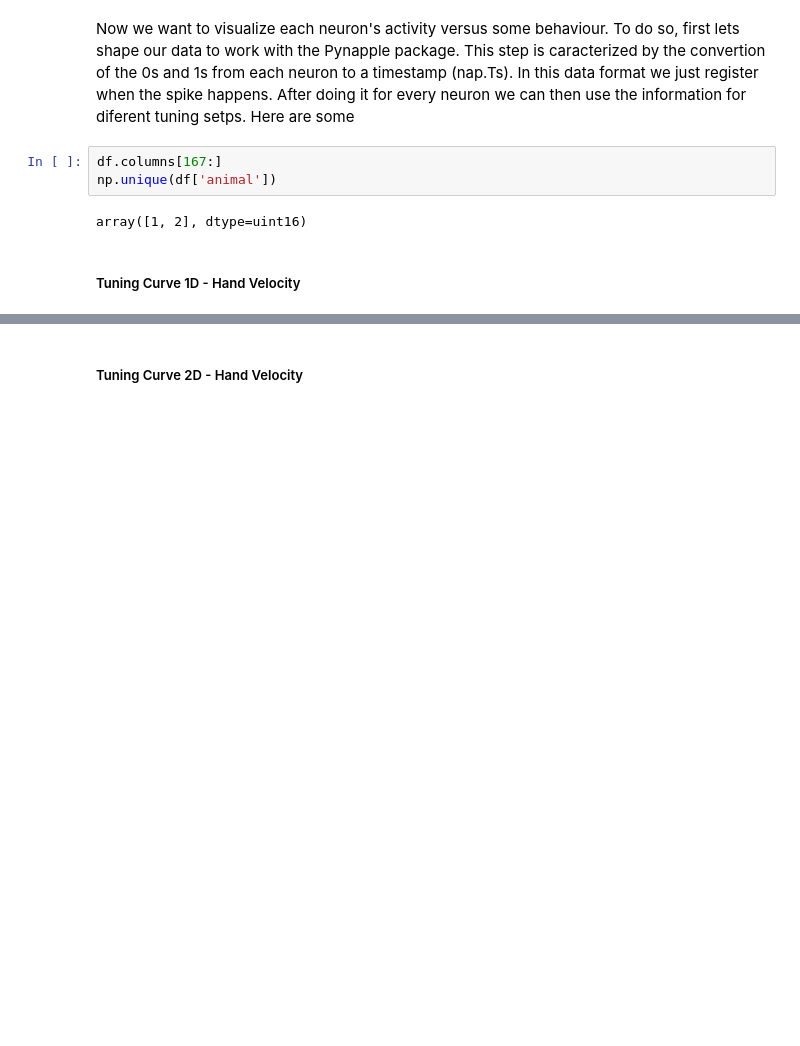
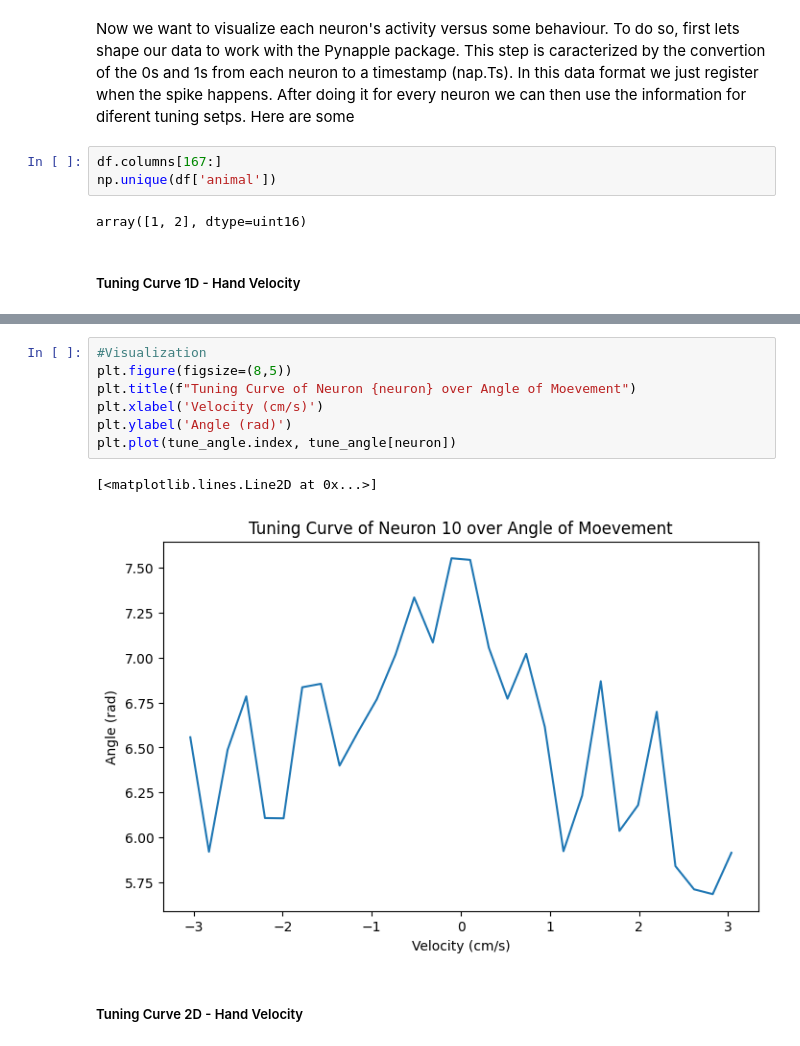
Before and after one commit to catniplab/NeuroTask, a Jupyter notebook: tutorial_data_analysis_nwb.ipynb, the cells around one changed output, grey strips where cells are left out. Cells and saved outputs as stored; diff of their text form; blank space fills up the shorter version.

```diff
--- a/tutorial_data_analysis_nwb.ipynb
+++ b/tutorial_data_analysis_nwb.ipynb
@@ -329,3 +340,13 @@ plt.plot(tune_y.index, tune_y[neuron])
+# %%
+#Visualization
+plt.figure(figsize=(8,5))
+plt.title(f"Tuning Curve of Neuron {neuron} over Angle of Moevement")
+plt.xlabel('Velocity (cm/s)')
+plt.ylabel('Angle (rad)')
+plt.plot(tune_angle.index, tune_angle[neuron])
+# %% [output]
+[<matplotlib.lines.Line2D at 0x...>]
+[figure, added]
 # %% [markdown]
 ##### Tuning Curve 2D - Hand Velocity
 # %%
```
Also changed, not shown: parts of 7 cells of this notebook.
